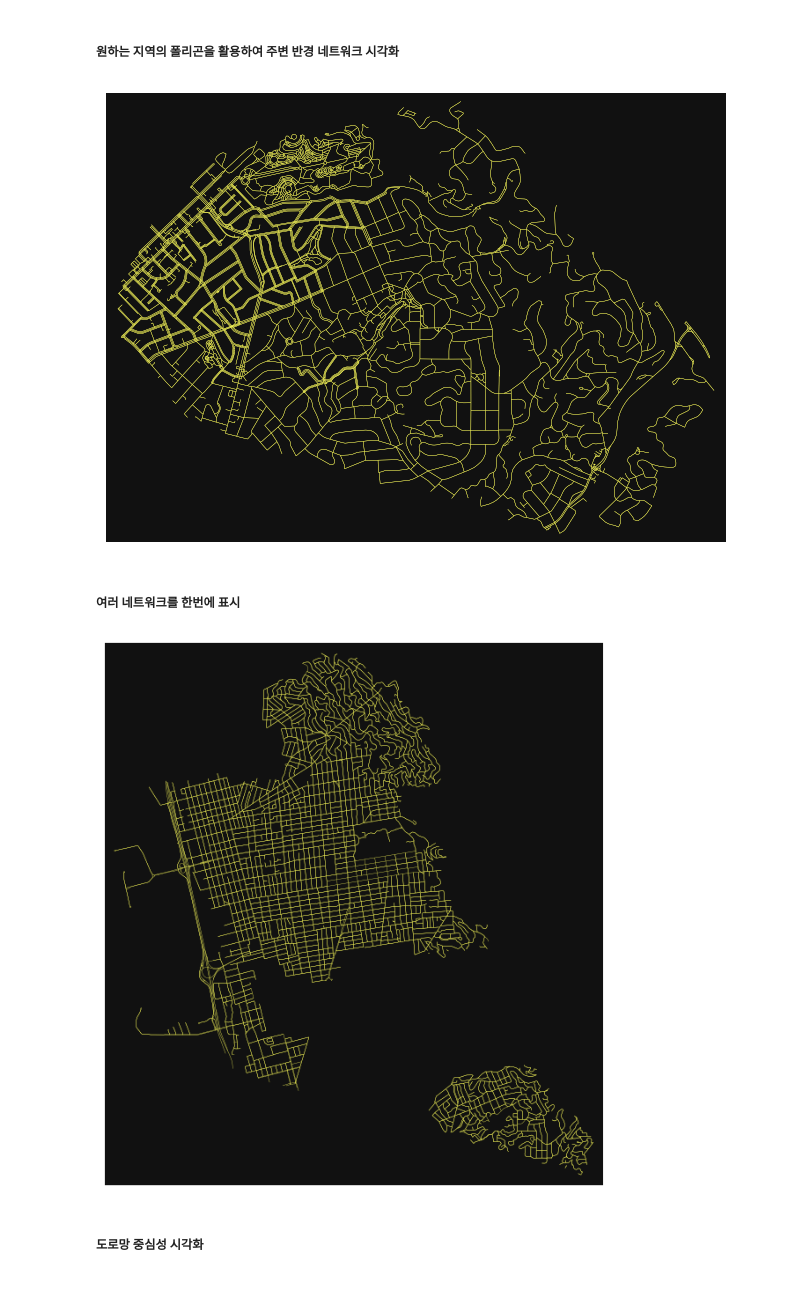
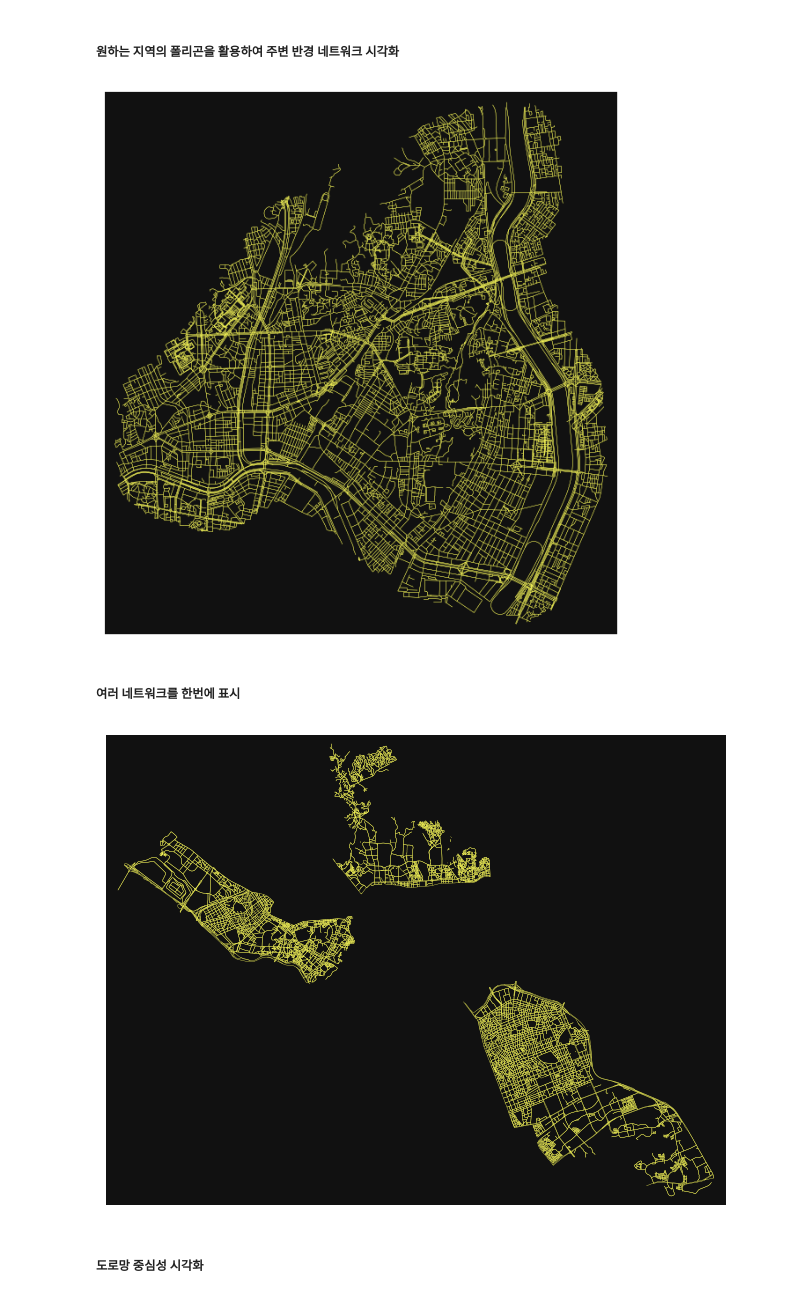
Before and after one commit to jihoyeo/mobility-simulation-book, a Jupyter notebook: ko/chapter2.ipynb, the cells around one changed output. Saved outputs shown, nothing was run; the diff lists cells and outputs as text; code cells hidden in the pictures.

```diff
--- a/ko/chapter2.ipynb
+++ b/ko/chapter2.ipynb
@@ -53,35 +58,37 @@ fig, ax = ox.plot_graph(
 ##### 원하는 지역의 폴리곤을 활용하여 주변 반경 네트워크 시각화
 # %%
 # Piedmont, California 지역의 폴리곤(경계) 정보를 GeoDataFrame으로 가져옴
-polygon = ox.geocode_to_gdf("Piedmont, California, USA").loc[0, "geometry"]
+# polygon = ox.geocode_to_gdf("Piedmont, California, USA").loc[0, "geometry"]
+polygon = ox.geocode_to_gdf('동대문구, 서울, 대한민국').loc[0, "geometry"]
+
 
 # 가져온 폴리곤을 적절한 투영 좌표계로 변환 (투영 좌표계를 사용하면 거리 계산이 정확해짐)
 poly_proj, crs_proj = ox.projection.project_geometry(polygon)
 
 # 투영된 폴리곤에 500미터의 버퍼를 추가하여, 해당 지역으로부터 500미터 내외의 범위 생성
 # 투영 좌표계를 다시 위도/경도로 변환 (WGS84)
 polygon, _ = ox.projection.project_geometry(poly_proj.buffer(500), crs=crs_proj, to_latlong=True)
 
 # 생성된 500미터 버퍼 내에서 도보 네트워크를 가져옴
 G = ox.graph_from_polygon(polygon, network_type="walk")
 
 # 시각화
 fig, ax = ox.plot_graph(
     G,                      #
     node_size=0,            # 노드 크기를 0으로 설정 (노드 표시 안함)
     edge_color="#FFFF5C",    # 엣지 색상을 노란색으로 설정
     edge_linewidth=0.25      # 엣지의 두께를 0.25로 설정
 )
 # %% [output]
-[figure, old version]
+[figure, new version]
 # %% [markdown]
 ##### 여러 네트워크를 한번에 표시
 # %%
-# 여러 위치에서 네트워크를 생성하기 위한 장소 리스트 설정
+# 여러 위치에서 네트워크를 생성하기 위한 서울 지역 리스트 설정
 places = [
-    "Piedmont, California, USA",
-    {"city": "Berkeley", "state": "California"},
-    "Emeryville, California, USA",
+    "Jongno-gu, Seoul, South Korea",
+    {"city": "Gangnam-gu", "state": "Seoul"},
+    "Mapo-gu, Seoul, South Korea",
 ]
 
 # retain_all=True를 사용하여 모든 연결되지 않은 서브그래프도 유지 (연속된 네트워크가 아닌 경우에도 유지)
@@ -96,4 +103,4 @@ fig, ax = ox.plot_graph(
     edge_linewidth=0.25
 )
 # %% [output]
-[figure, old version]
+[figure, new version]
```
Also changed, not shown: parts of 18 cells of this notebook, 13 other files.
